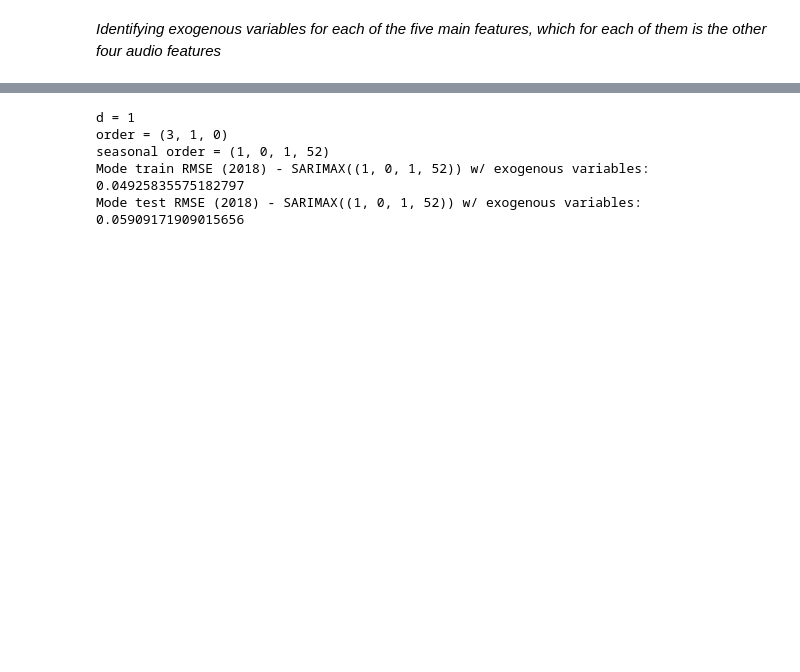
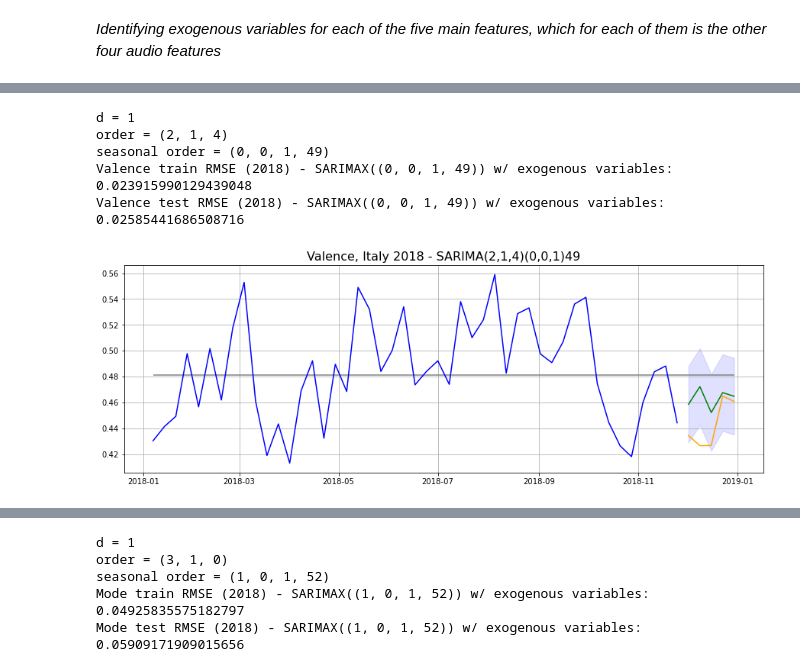
Before and after one commit to EmFib/music_for_the_future, a Jupyter notebook: code/model_benchmarking_2018_custom_d.ipynb, the cells around one changed output, grey strips where cells are left out. Saved outputs shown, nothing was run; the diff lists cells and outputs as text; code cells hidden in the pictures; blank space fills up the shorter version.

```diff
--- a/code/model_benchmarking_2018_custom_d.ipynb
+++ b/code/model_benchmarking_2018_custom_d.ipynb
@@ -928,0 +951,9 @@ Danceability test RMSE (2018) - SARIMAX((3, 0, 0, 48)) w/ exogenous variables: 0
+# %%
+sarima_predict_plot_exog(it_rw_18, 'valence', 2018, arima_param_df_18, exog_var=exog_valence, title=f'Valence, Italy 2018 - SARIMA(2,1,4)(0,0,1)49')
+# %% [output]
+d = 1
+order = (2, 1, 4)
+seasonal order = (0, 0, 1, 49)
+Valence train RMSE (2018) - SARIMAX((0, 0, 1, 49)) w/ exogenous variables: 0.023915990129439048
+Valence test RMSE (2018) - SARIMAX((0, 0, 1, 49)) w/ exogenous variables: 0.02585441686508716
+[figure, added]
```
Also changed, not shown: parts of 19 cells of this notebook, 4 other files.
